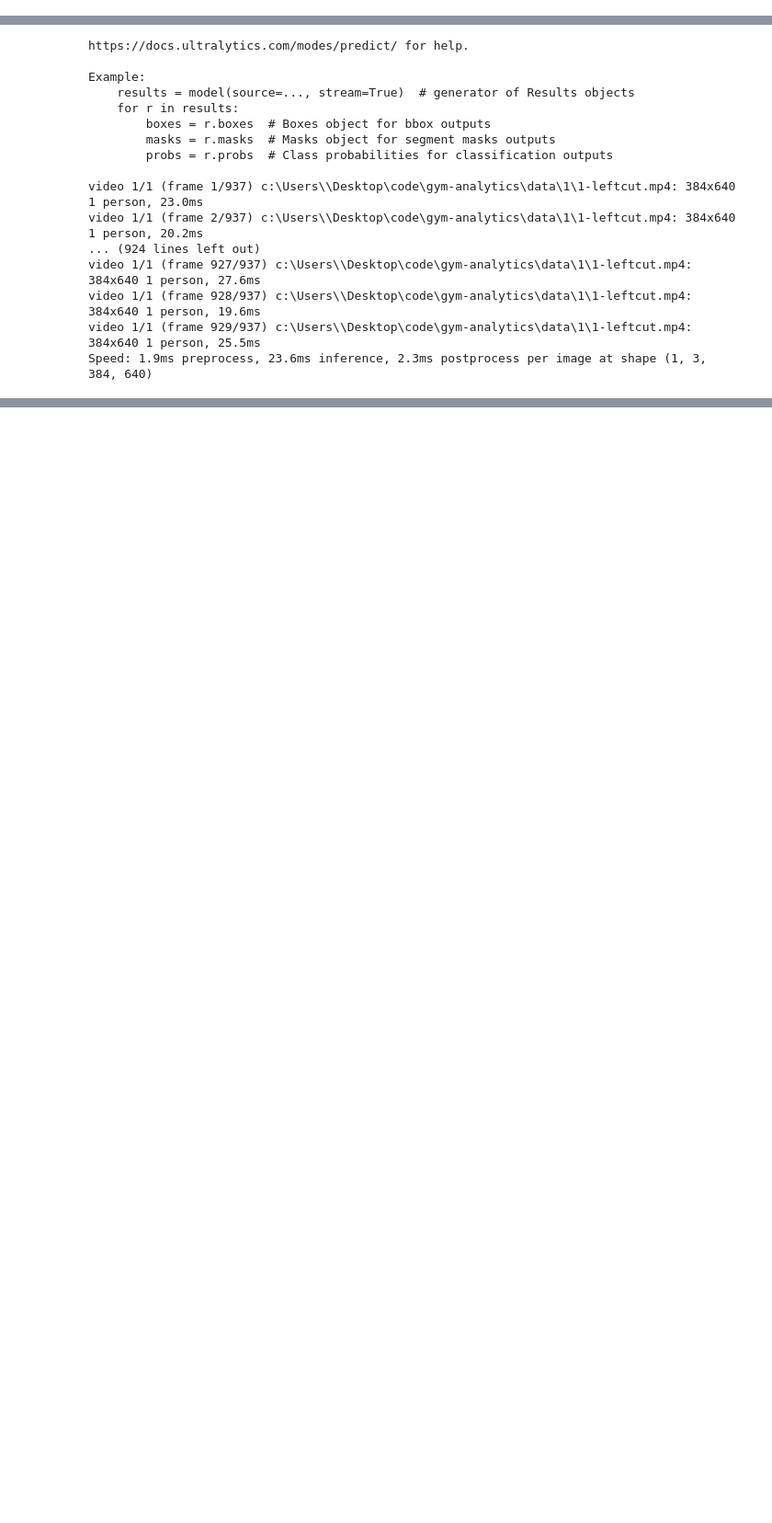
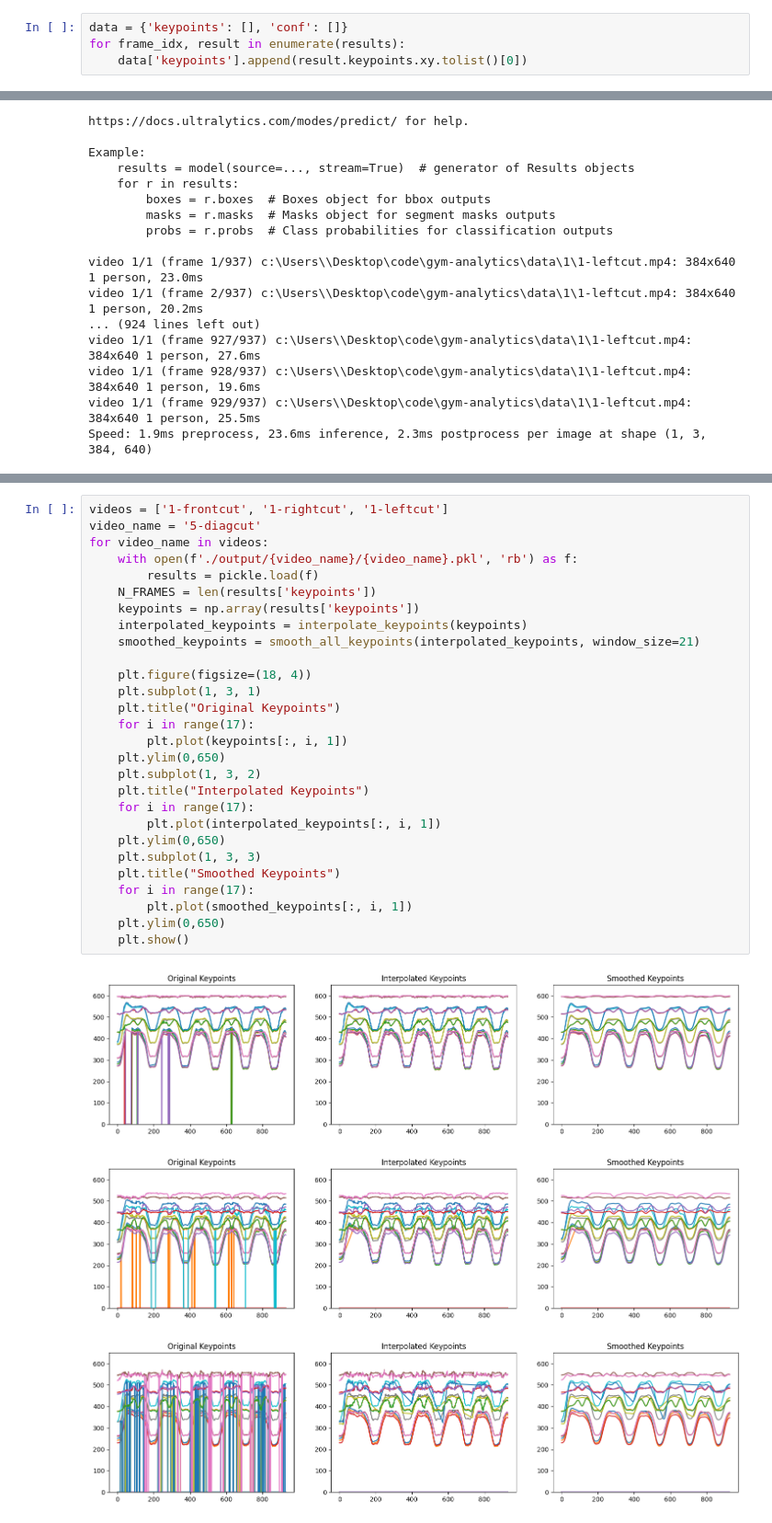
Before and after one commit to leekichang/gym-analytics, a Jupyter notebook: annotation-extraction.ipynb, the cells around one changed output, grey strips where cells are left out. Shown at 92% size. Saved outputs shown, nothing was run; the diff lists cells and outputs as text; blank space fills up the shorter version.

```diff
--- a/annotation-extraction.ipynb
+++ b/annotation-extraction.ipynb
@@ -139,3 +139,7 @@ print(data['data'])
 print(len(data['data'][0]))
 # %% [output]
 929
+# %%
+data = {'keypoints': [], 'conf': []}
+for frame_idx, result in enumerate(results):
+    data['keypoints'].append(result.keypoints.xy.tolist()[0])
@@ -251,0 +390,32 @@ Speed: 1.9ms preprocess, 23.6ms inference, 2.3ms postprocess per image at shape
+# %%
+videos = ['1-frontcut', '1-rightcut', '1-leftcut']
+video_name = '5-diagcut'
+for video_name in videos:
+    with open(f'./output/{video_name}/{video_name}.pkl', 'rb') as f:
+        results = pickle.load(f)
+    N_FRAMES = len(results['keypoints'])
+    keypoints = np.array(results['keypoints'])
+    interpolated_keypoints = interpolate_keypoints(keypoints)
+    smoothed_keypoints = smooth_all_keypoints(interpolated_keypoints, window_size=21)
+
+    plt.figure(figsize=(18, 4))
+    plt.subplot(1, 3, 1)
+    plt.title("Original Keypoints")
+    for i in range(17):
+        plt.plot(keypoints[:, i, 1])
+    plt.ylim(0,650)
+    plt.subplot(1, 3, 2)
+    plt.title("Interpolated Keypoints")
+    for i in range(17):
+        plt.plot(interpolated_keypoints[:, i, 1])
+    plt.ylim(0,650)
+    plt.subplot(1, 3, 3)
+    plt.title("Smoothed Keypoints")
+    for i in range(17):
+        plt.plot(smoothed_keypoints[:, i, 1])
+    plt.ylim(0,650)
+    plt.show()
+# %% [output]
+[figure, added]
+[figure, added]
+[figure, added]
```
Also changed, not shown: parts of 6 cells of this notebook, 10 other files.
